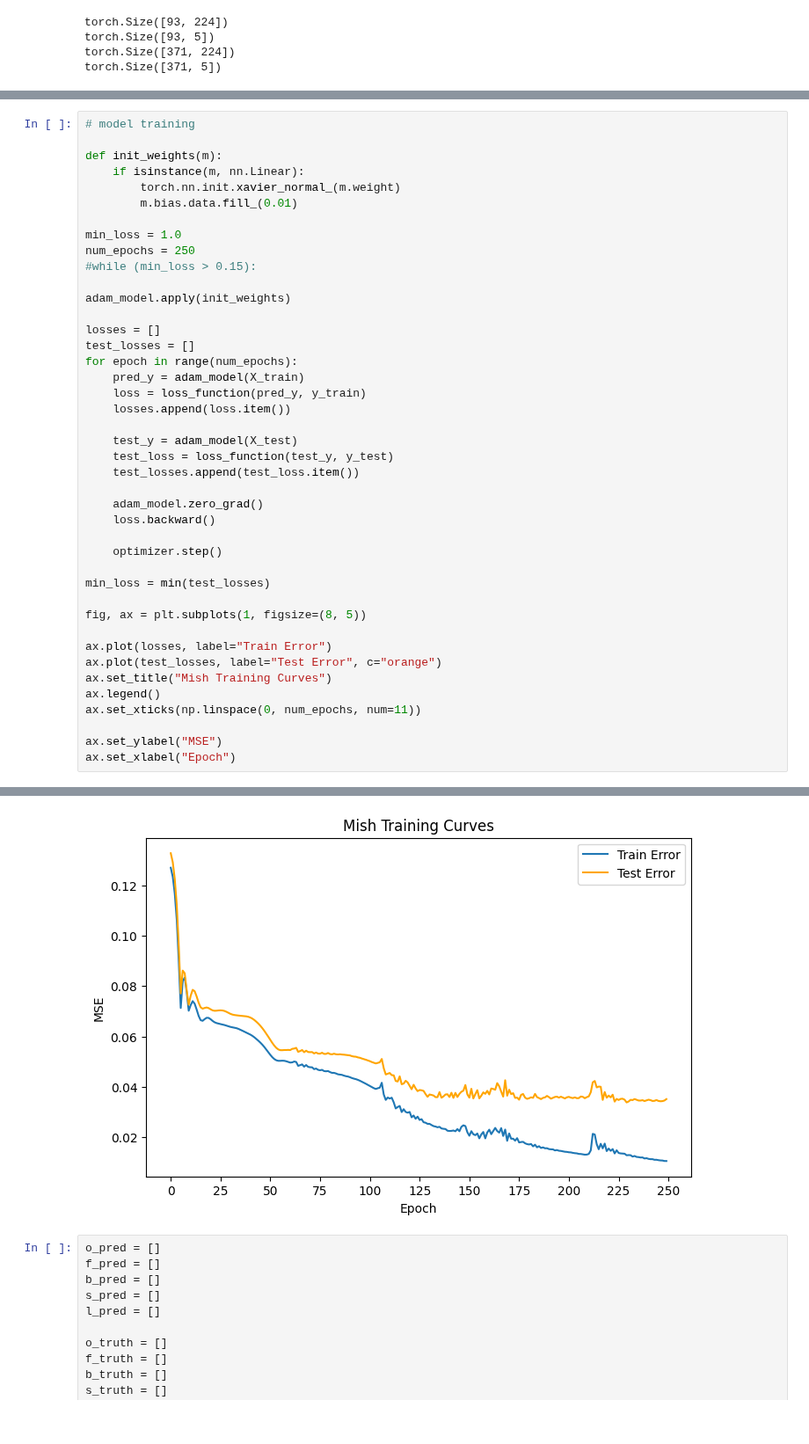
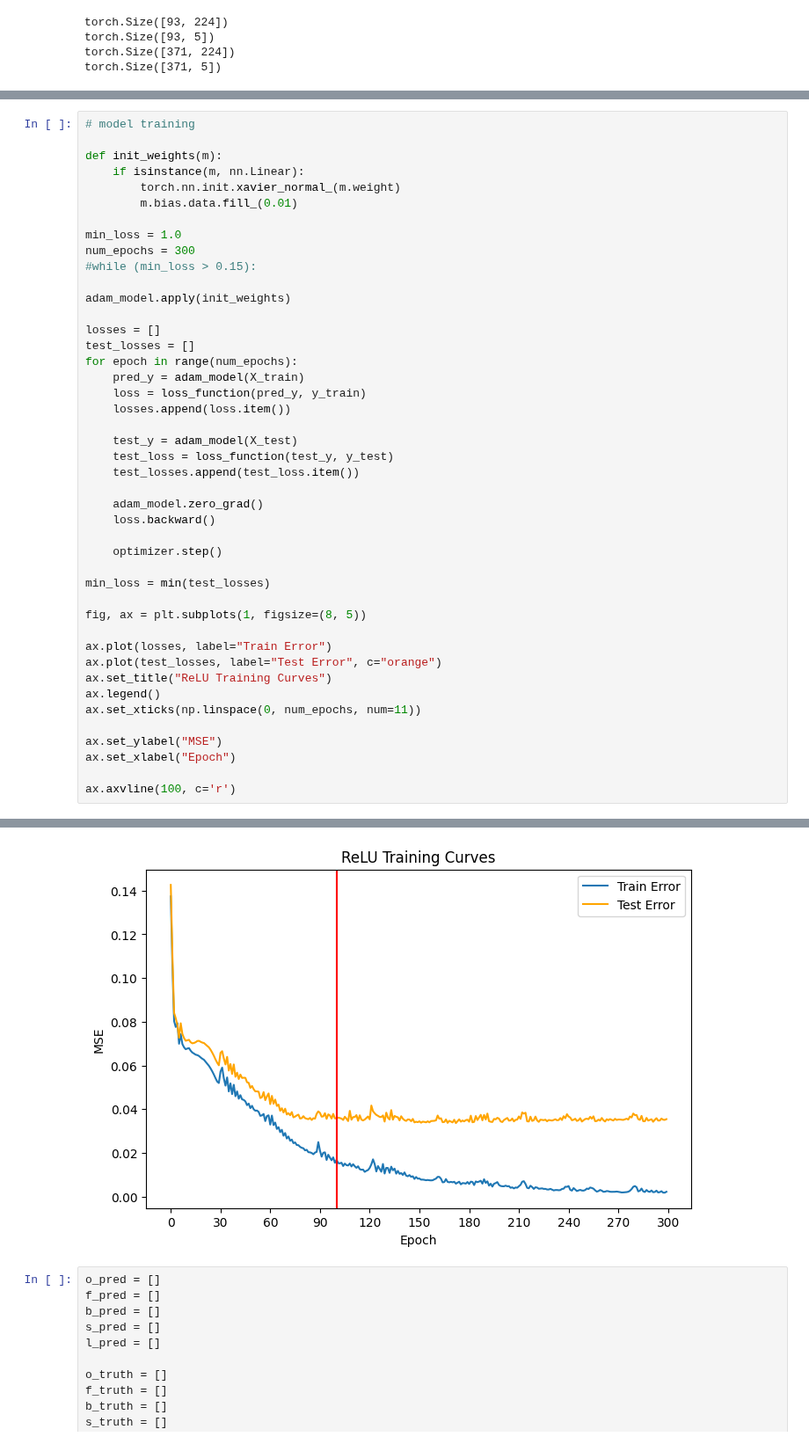
Before and after one commit to adarshramiyer/gAIt, a Jupyter notebook: time_series_models/fcnn_sigmoid_experimentation.ipynb, the cells around one changed output, grey strips where cells are left out. Shown at 88% size. Drawn from its saved outputs; the diff is of its cells as text.

```diff
--- a/time_series_models/fcnn_sigmoid_experimentation.ipynb
+++ b/time_series_models/fcnn_sigmoid_experimentation.ipynb
@@ -171,7 +171,7 @@ def init_weights(m):
         m.bias.data.fill_(0.01)
 
 min_loss = 1.0
-num_epochs = 250
+num_epochs = 300
 #while (min_loss > 0.15):
 
 adam_model.apply(init_weights)
@@ -198,10 +198,12 @@ fig, ax = plt.subplots(1, figsize=(8, 5))
 
 ax.plot(losses, label="Train Error")
 ax.plot(test_losses, label="Test Error", c="orange")
-ax.set_title("Mish Training Curves")
+ax.set_title("ReLU Training Curves")
 ax.legend()
 ax.set_xticks(np.linspace(0, num_epochs, num=11))
 
 ax.set_ylabel("MSE")
 ax.set_xlabel("Epoch")
+
+ax.axvline(100, c='r')
 # %% [output]
@@ -209,4 +211,4 @@ Text(0.5, 0, 'Epoch')
-[figure, old version]
+[figure, new version]
 # %%
 o_pred = []
 f_pred = []
```
Also changed, not shown: parts of 2 cells of this notebook, 1 other file.
